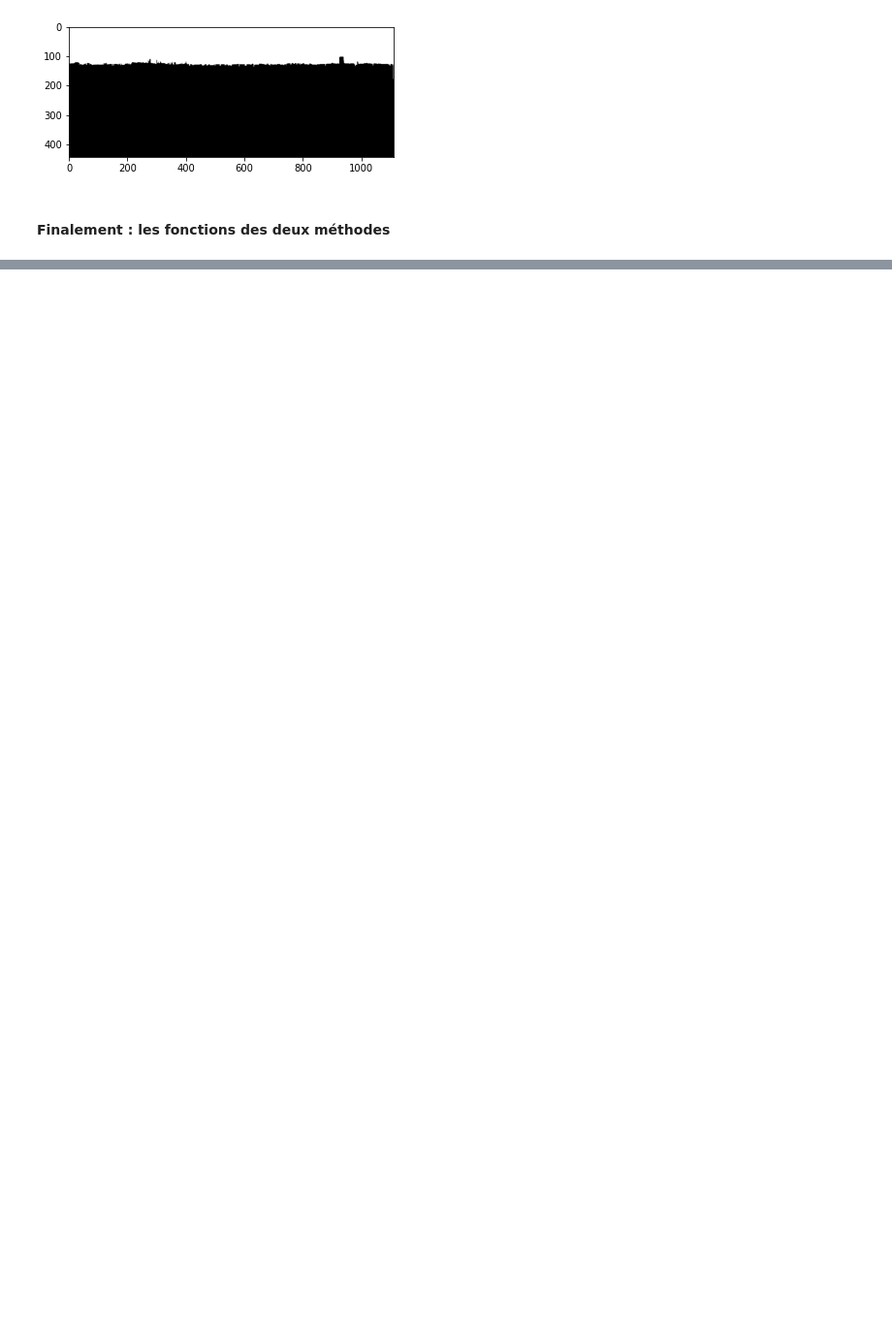
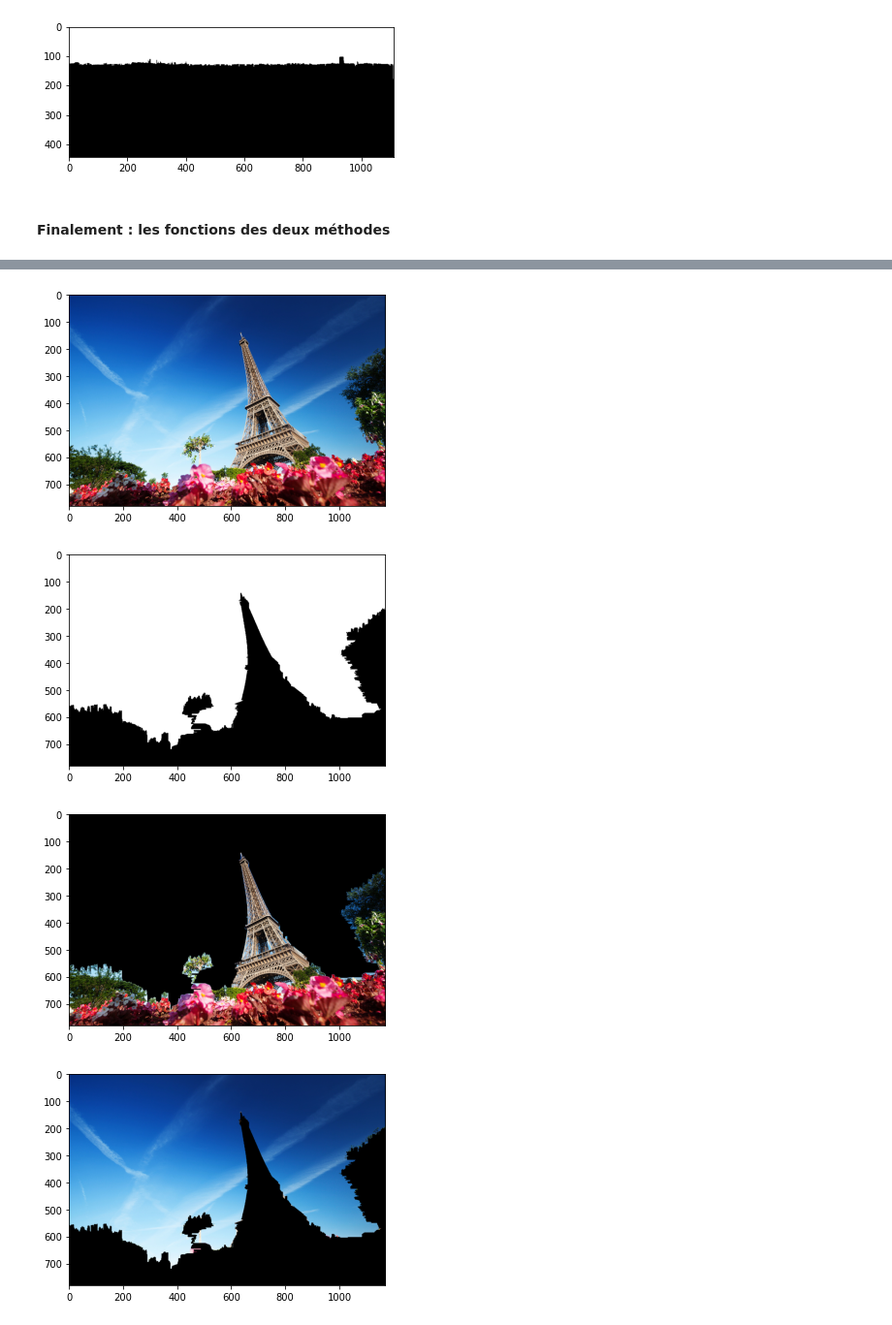
Before and after one commit to arthurthomasp21/analyse-horizon, a Jupyter notebook: horizon.ipynb, the cells around one changed output, grey strips where cells are left out. Shown at 97% size. Cells and saved outputs as stored; diff of their text form; code cells hidden in the pictures; blank space fills up the shorter version.

```diff
--- a/horizon.ipynb
+++ b/horizon.ipynb
@@ -164 +194,29 @@ plt.show()
+# %%
+name = 'tour_eiffel.jpg'
+image = cv2.imread(name)
+plt.imshow(cv2.cvtColor(image, cv2.COLOR_BGR2RGB))
+plt.show()
+# func_edges(image)
+horizon_1(name)
+# horizon_2(name,200,100)
+
+gray = cv2.cvtColor(image, cv2.COLOR_BGR2GRAY)
+blurred = cv2.GaussianBlur(gray, (5, 5), 0)
+mid = cv2.Canny(blurred, 30, 170)
+horizon = horizon_from_edges(mid)
+mask = horizon >200
+image_2 = image.copy()
+image_2[mask] = [0,0,0]
+plt.imshow(cv2.cvtColor(image_2, cv2.COLOR_BGR2RGB))
+plt.show()
+image_2 = image.copy()
+image_2[~mask] = [0,0,0]
+plt.imshow(cv2.cvtColor(image_2, cv2.COLOR_BGR2RGB))
+plt.show()
+hihi
+# %% [output]
+[figure, added]
+[figure, added]
+[figure, added]
+[figure, added]
 # %%
```
Also changed, not shown: parts of 11 cells of this notebook.
